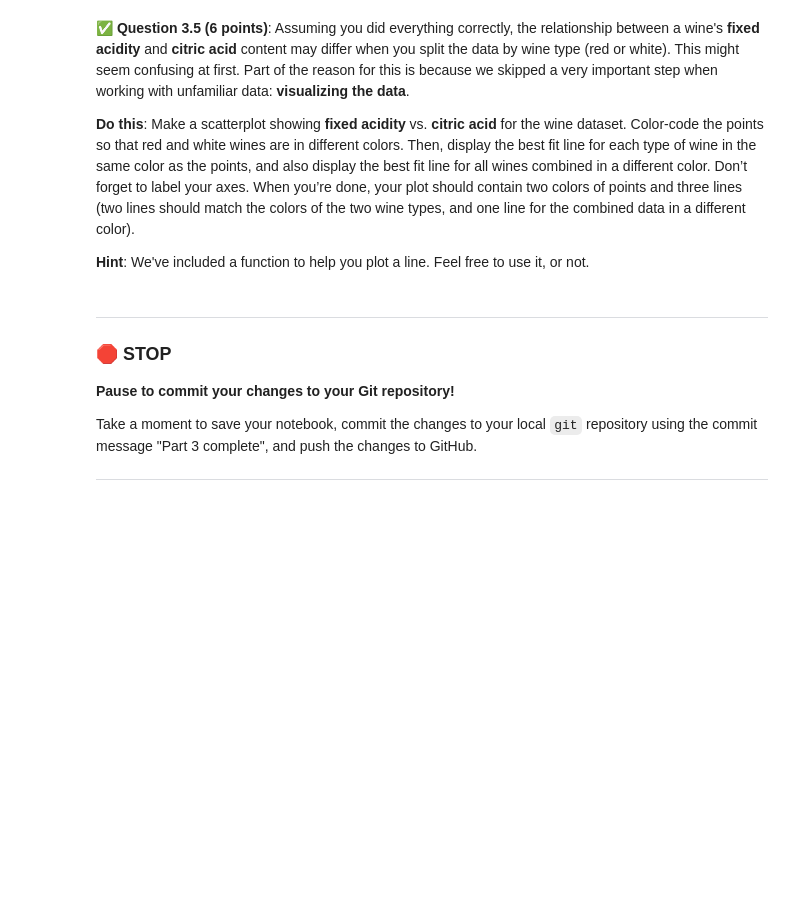
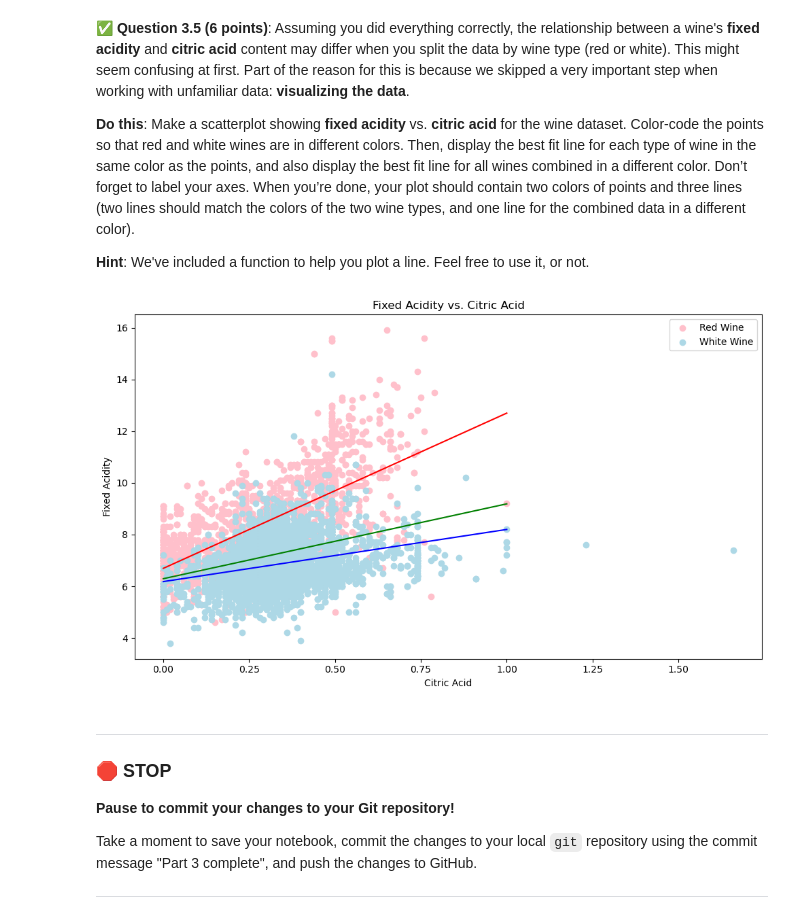
Before and after one commit to Audreym0154/CMSE202-f24-turnin, a Jupyter notebook: hw-03/HW-03_Regression-STUDENT.ipynb, the cells around one changed output. Cells and saved outputs as stored; diff of their text form; code cells hidden in the pictures; blank space fills up the shorter version.

Commit message:
single-variable linear regression

```diff
--- a/hw-03/HW-03_Regression-STUDENT.ipynb
+++ b/hw-03/HW-03_Regression-STUDENT.ipynb
@@ -192,0 +265,13 @@ For this problem, make sure that you’re using the entire wine dataset, not jus
+# %%
+# define
+X_white = white_wine['citric acid']
+y_white = white_wine['fixed acidity']
+
+# Add constant to the predictor variable
+X_white = sm.add_constant(X_white)
+
+# Fit OLS model for white wine
+white_wine_model = sm.OLS(y_white, X_white).fit()
+
+# summary of the regression results
+print(white_wine_model.summary())
@@ -218,3 +317,61 @@ def plot_line(slope, intercept, xmin, xmax, color):
+# %%
+# Put your code here
+
+import matplotlib.pyplot as plt
+import numpy as np
+import seaborn as sns
+import statsmodels.api as sm
+
+plt.figure(figsize=(10, 6))
+
+def plot_line(slope, intercept, xmin, xmax, color):
+    xline = np.array([xmin, xmax])
+    yline = slope * xline + intercept
+    plt.plot(xline, yline, color)
+
+# Scatterplot for Red Wine
+plt.scatter(red_wine['citric acid'], red_wine['fixed acidity'], color='pink', label='Red Wine')
+
+# Scatterplot for White Wine
+plt.scatter(white_wine['citric acid'], white_wine['fixed acidity'], color='lightblue', label='White Wine')
+
+# OLS regression for red wine
+X_red = sm.add_constant(red_wine['citric acid'])
+y_red = red_wine['fixed acidity']
+model_red = sm.OLS(y_red, X_red).fit()
+
+# OLS regression for white wine
+X_white = sm.add_constant(white_wine['citric acid'])
+y_white = white_wine['fixed acidity']
+model_white = sm.OLS(y_white, X_white).fit()
+
+# best-fit line for red wine
+slope_red, intercept_red = model_red.params[1], model_red.params[0]
+xmin, xmax = red_wine['citric acid'].min(), red_wine['citric acid'].max()
+plot_line(slope_red, intercept_red, xmin, xmax, 'red')
+
+# best-fit line for white wine
+slope_white, intercept_white = model_white.params[1], model_white.params[0]
+plot_line(slope_white, intercept_white, xmin, xmax, 'blue')
+
+# OLS regression for combined data
+X_combined = sm.add_constant(combined_wine['citric acid'])
+y_combined = combined_wine['fixed acidity']
+model_combined = sm.OLS(y_combined, X_combined).fit()
+
+# best-fit line for the combined data
+slope_combined, intercept_combined = model_combined.params[1], model_combined.params[0]
+plot_line(slope_combined, intercept_combined, xmin, xmax, 'green')
+
+# Labeling the plot
+plt.xlabel('Citric Acid')
+plt.ylabel('Fixed Acidity')
+plt.title('Fixed Acidity vs. Citric Acid')
+plt.legend()
+plt.tight_layout()
+plt.show()
+# %% [output]
+[figure, added]
 # %% [markdown]
 ---
 ### &#128721; STOP
```
Also changed, not shown: parts of 12 cells of this notebook.
